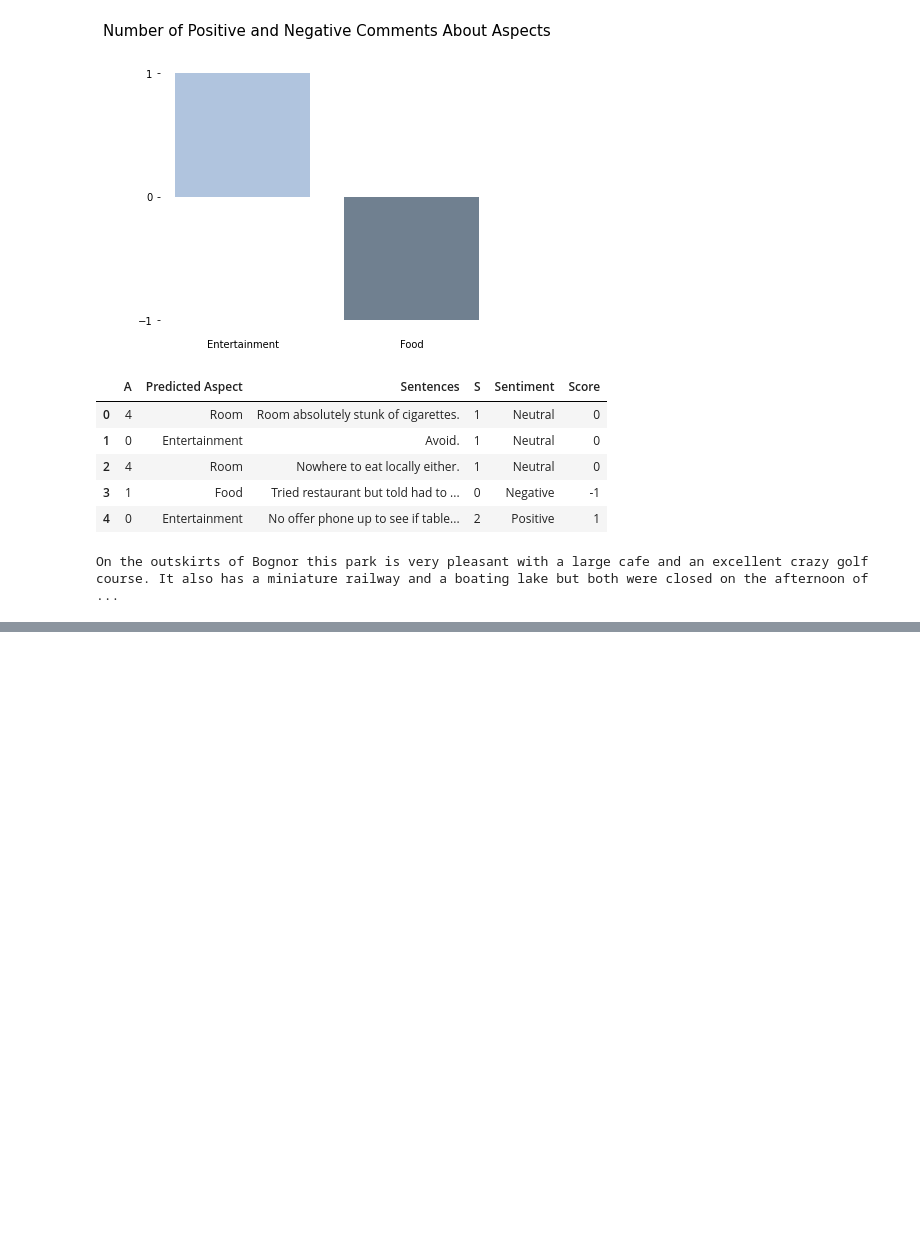
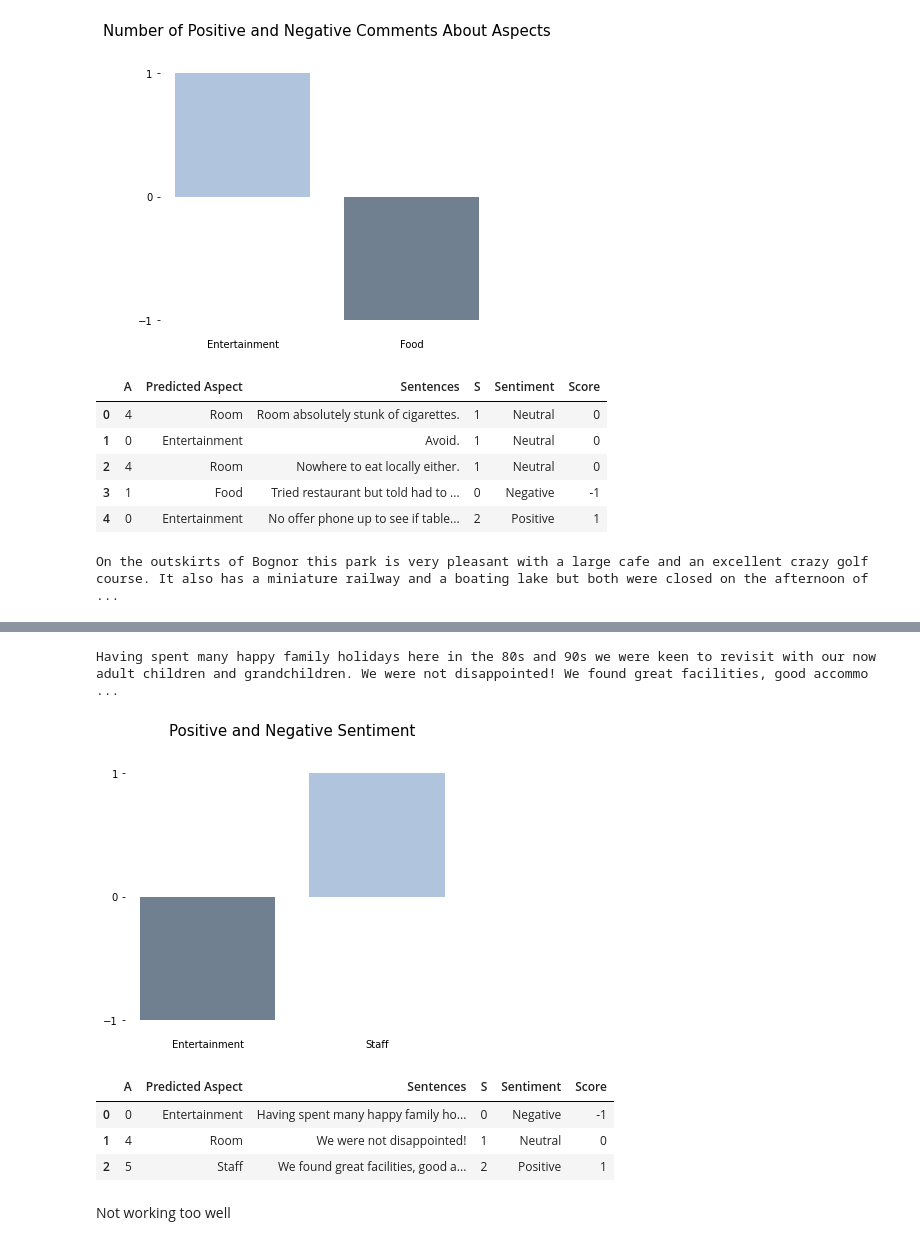
Before and after one commit to Auckland68/Arun-Travel-Reviews-Analysis, a Jupyter notebook: AspectSentimentModels/Models/Notebook14(b)CombinedAspectSentimentModelMultiClass.ipynb, the cells around one changed output, grey strips where cells are left out. Drawn from its saved outputs; the diff is of its cells as text; code cells hidden in the pictures; blank space fills up the shorter version.

```diff
--- a/AspectSentimentModels/Models/Notebook14(b)CombinedAspectSentimentModelMultiClass.ipynb
+++ b/AspectSentimentModels/Models/Notebook14(b)CombinedAspectSentimentModelMultiClass.ipynb
@@ -198,16 +185,0 @@ def scoring(x):
-# %%
-def display_chart(df):
-    summary = df.groupby(["Predicted Aspect","Score"],as_index = False)["Sentiment"].count()
-    summary['positive'] = summary['Score'] > 0
-    labels = summary["Predicted Aspect"]
-    a = summary["Score"]
-    fig, ax = plt.subplots(figsize = (6,5))
-    ax.bar(labels, a,color = summary.positive.map({True: 'lightsteelblue', False: 'slategrey'}))
-    ax.set_title("Number of Positive and Negative Comments About Aspects",pad = 25,fontsize = 15)
-    ax.spines['right'].set_visible(False)
-    ax.spines['top'].set_visible(False)
-    ax.spines['left'].set_visible(False)
-    ax.spines['bottom'].set_visible(False)
-    ax.tick_params(bottom = False)
-    ax.locator_params(axis="y", integer=True)
-    plt.show()
@@ -214,3 +199,19 @@ def display_chart(df):
+# %%
+def display_chart(df):
+    summary = df.groupby(["Predicted Aspect","Score"],as_index = False)["Sentiment"].count()
+    summary['positive'] = summary['Score'] > 0
+    labels = summary["Predicted Aspect"]
+    a = summary["Score"]
+    fig, ax = plt.subplots(figsize = (6,5))
+    ax.bar(labels, a,color = summary.positive.map({True: 'lightsteelblue', False: 'slategrey'}))
+    ax.set_title("Positive and Negative Sentiment",pad = 25,fontsize = 15)
+    ax.spines['right'].set_visible(False)
+    ax.spines['top'].set_visible(False)
+    ax.spines['left'].set_visible(False)
+    ax.spines['bottom'].set_visible(False)
+    ax.tick_params(bottom = False)
+    ax.locator_params(axis="y", integer=True)
+    plt.show()
 # %% [markdown]
 ### Function 10 - Combined
 # %%
@@ -268,14 +269,11 @@ def review_analyser(review,category):
         sentiment_summary = pd.concat([sentences["Sentences"],y_sent_pred],axis = 1)
 
     aspect_sentiment = pd.concat([y_pred_class,sentiment_summary],axis = 1)
-    display(aspect_sentiment)
+   # display(aspect_sentiment)
     aspect_sentiment["Score"] = aspect_sentiment["Sentiment"].apply(lambda x: scoring(x))
     pos_neg = aspect_sentiment[aspect_sentiment["Sentiment"] != "Neutral"]
     display_chart(pos_neg)
 
-   # with option_context('display.max_colwidth', 100):
-       # display(aspect_sentiment)
-
     return aspect_sentiment
 # %% [markdown]
 # Section 4: Testing the Function
@@ -362,0 +346,4 @@ df_new_reviews
+# %%
+df_new_reviews = pd.read_csv("NEWACCOMREVIEWS.csv")
+df_new_reviews.columns = ["review"]
+df_new_reviews
@@ -362,0 +357,14 @@ df_new_reviews
+# %%
+print(df_new_reviews["review"].iloc[1])
+# %% [output]
+Having spent many happy family holidays here in the 80s and 90s we were keen to revisit with our now adult children and grandchildren. We were not disappointed! We found great facilities, good accommo ...
+# %%
+review_analyser(df_new_reviews["review"].iloc[1],"accommodation")
+# %% [output]
+[figure, added]
+|  | A | Predicted Aspect | Sentences | S | Sentiment | Score |
+| 0 | 0 | Entertainment | Having spent many happy family ho... | 0 | Negative | -1 |
+| 1 | 4 | Room | We were not disappointed! | 1 | Neutral | 0 |
+| 2 | 5 | Staff | We found great facilities, good a... | 2 | Positive | 1 |
+# %% [markdown]
+Not working too well
```
Also changed, not shown: parts of 19 cells of this notebook.
